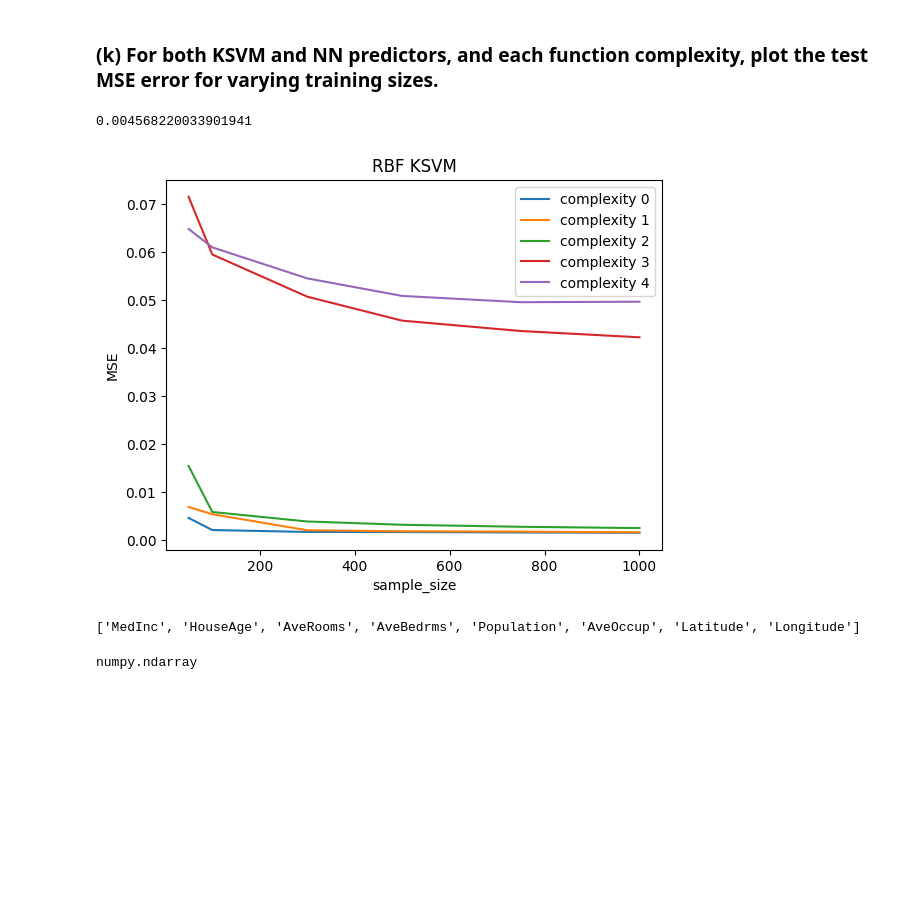
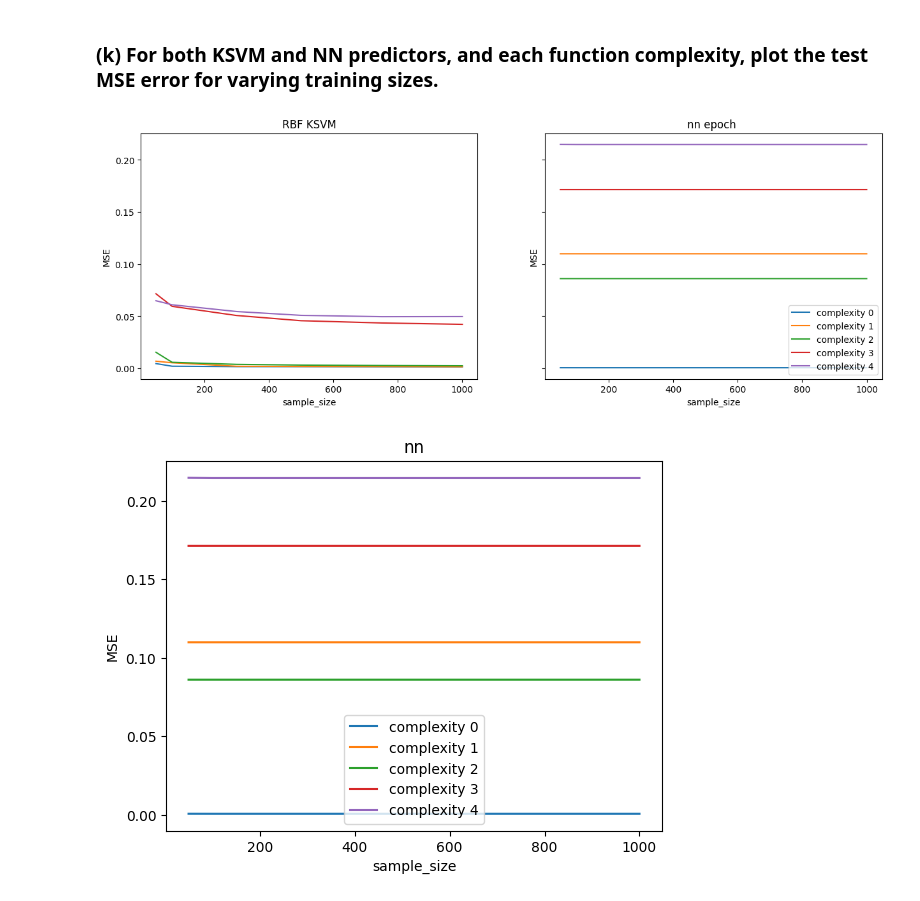
Before and after one commit to Charlwang922/Columbia-Machine-Learning, a Jupyter notebook: hw/hw4/ML-hw4-q2.ipynb, the cells around one changed output. Cells and saved outputs as stored; diff of their text form; code cells hidden in the pictures; blank space fills up the shorter version.

```diff
--- a/hw/hw4/ML-hw4-q2.ipynb
+++ b/hw/hw4/ML-hw4-q2.ipynb
@@ -95,6 +80,7 @@ svr = svm.SVR(kernel='rbf')
 sample_size = [50, 100, 300, 500, 750, 1000]
 mse_svm = np.zeros(shape=(5, len(sample_size)))
 fig, axes = plt.subplots(5, 6, figsize=(15, 5), sharey=True)
+
 for i in range(5):
     for b in range(len(sample_size)):
         train_x = np.array(train[i]['x']).reshape(-1,1)[:sample_size[b]]
@@ -105,7 +91,9 @@ for i in range(5):
         pred_y = svr.predict(test_x)
         mse_svm[i][b]= mean_squared_error(test_y,pred_y)
 
-        axes[i,b].scatter(train_x, train_y, color = 'magenta')
-        axes[i,b].plot(train_x, svr.predict(train_x), color = 'green')
+        axes[i,b].scatter(test_x, test_y, color = 'magenta')
+        axes[i,b].plot(test_x, pred_y, color = 'green')
+        axes[i,b].set_xlabel(f'sample size {sample_size[b]}')
+        axes[i,b].set_ylabel(i)
 plt.show()
 # %% [output]
@@ -260,27 +161,27 @@ epoch 100, loss 0.04498910903930664
 # %% [markdown]
 ### (k) For both KSVM and NN predictors, and each function complexity, plot the test MSE error for varying training sizes.
-# %%
-mse_svm[0][0]
-# %% [output]
-0.004568220033901941
 # %%
+fig, axes = plt.subplots(1,2, figsize=(15, 5), sharey=True)
 for i in range(5):
-    plt.plot(batch, mse_svm[i],label=f'complexity {i}')
-plt.xlabel('sample_size')
-plt.ylabel('MSE')
-plt.title('RBF KSVM')
+    axes[0].plot(sample_size, mse_svm[i],label=f'complexity {i}')
+    axes[1].plot(sample_size, mse_nn[i],label=f'complexity {i}')
+axes[0].set_xlabel('sample_size')
+axes[0].set_ylabel('MSE')
+axes[0].set_title('RBF KSVM')
+axes[1].set_xlabel('sample_size')
+axes[1].set_ylabel('MSE')
+axes[1].set_title('nn epoch ')
 plt.legend()
 plt.show()
 # %% [output]
-[figure, old version]
+[figure, new version]
-# %%
-from sklearn.datasets import fetch_california_housing
-
-data = fetch_california_housing()
-print(data.feature_names)
-
-X, y = data.data, data.target
-type(X)
-# %% [output]
-['MedInc', 'HouseAge', 'AveRooms', 'AveBedrms', 'Population', 'AveOccup', 'Latitude', 'Longitude']
-numpy.ndarray
+# %%
+for i in range(5):
+    plt.plot(sample_size, mse_nn[i],label=f'complexity {i}')
+plt.xlabel('sample_size')
+plt.ylabel('MSE')
+plt.title('nn')
+plt.legend()
+plt.show()
+# %% [output]
+[figure, added]
```
Also changed, not shown: parts of 7 cells of this notebook.
